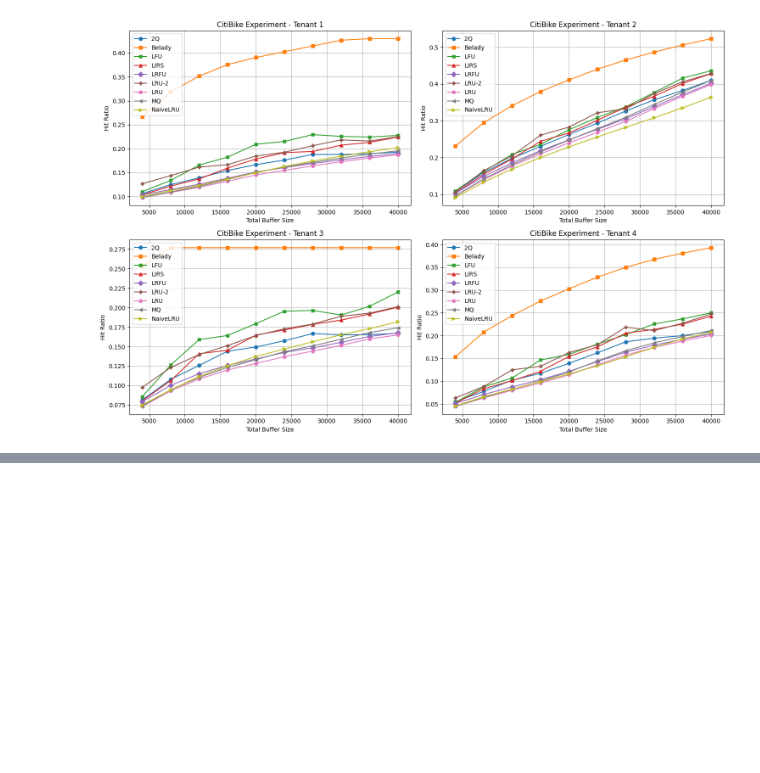
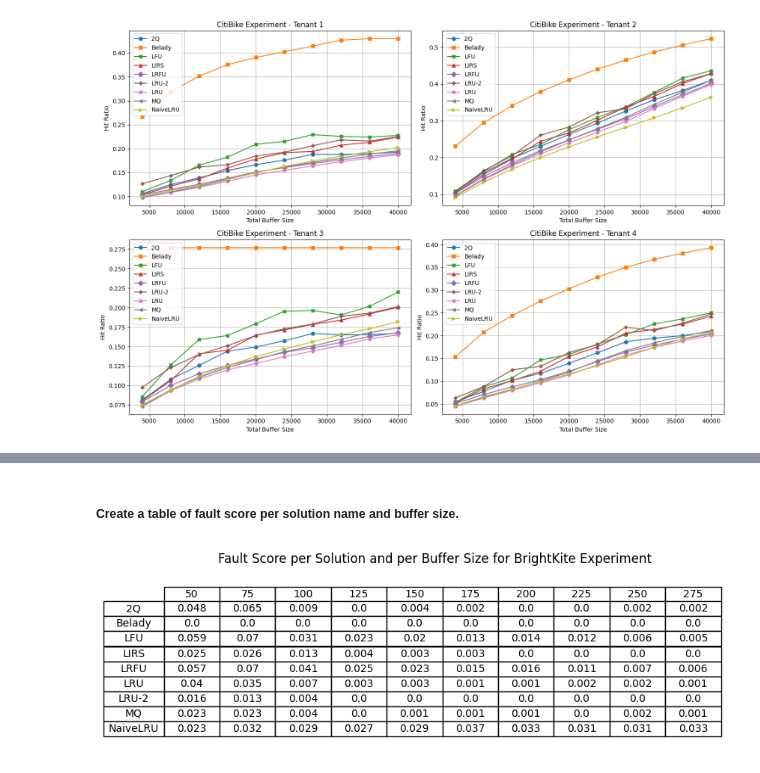
Before and after one commit to humbertoyusta/buffer-sharing-in-multi-tenant-db, a Jupyter notebook: scripts/exp_results_processing/hit_ratio_per_cache_size.ipynb, the cells around one changed output, grey strips where cells are left out. Drawn from its saved outputs; the diff is of its cells as text; code cells hidden in the pictures; blank space fills up the shorter version.

Commit message:
feat/add-table-of-fault-score-per-solution-per-buffer-size-for-brightkite

```diff
--- a/scripts/exp_results_processing/hit_ratio_per_cache_size.ipynb
+++ b/scripts/exp_results_processing/hit_ratio_per_cache_size.ipynb
@@ -141,0 +144,20 @@ plt.show()
+# %%
+data_rows = []
+
+for experiment, details in experiments.items():
+    count = 0
+    for buffer in details["total_buffer_sizes"]:
+        count += 1
+        buffer_size = buffer[f"buffer_size_{count}"]
+        for solution in buffer["solutions"]:
+            data_rows.append(
+                {
+                    "Experiment": experiment,
+                    "Buffer Size": buffer_size,
+                    "Solution Name": solution["solution_name"],
+                    "Fault Score": solution["fault_score"],
+                }
+            )
+
+df = pd.DataFrame(data_rows)
+df.head()
@@ -141,0 +171,38 @@ plt.show()
+# %% [markdown]
+##### Create a table of fault score per solution name and buffer size.
+# %%
+table_fault_score_per_solution = df[
+    (df["Experiment"] == "experiment_1") & (df["Solution Name"] != "Judge")
+].pivot_table(
+    index="Solution Name", columns="Buffer Size", values="Fault Score", aggfunc="mean"
+)
+
+table_fault_score_per_solution_rounded = table_fault_score_per_solution.round(3)
+
+fig, ax = plt.subplots(figsize=(8, 3))
+fig.suptitle(
+    "Fault Score per Solution and per Buffer Size for BrightKite Experiment",
+    fontsize=12,
+)
+ax.axis("off")
+
+table = ax.table(
+    cellText=table_fault_score_per_solution_rounded.values,
+    rowLabels=table_fault_score_per_solution_rounded.index,
+    colLabels=table_fault_score_per_solution_rounded.columns,
+    cellLoc="center",
+    rowLoc="center",
+    loc="center",
+)
+
+table.auto_set_font_size(False)
+table.set_fontsize(10)
+table.scale(1.2, 1.2)
+
+plt.savefig(
+    "../../experiments/tables/fault_score_per_buffer_size_brightkite",
+    bbox_inches="tight",
+    dpi=300,
+)
+# %% [output]
+[figure, added]
```
Also changed, not shown: parts of 2 cells of this notebook, 1 other file.
